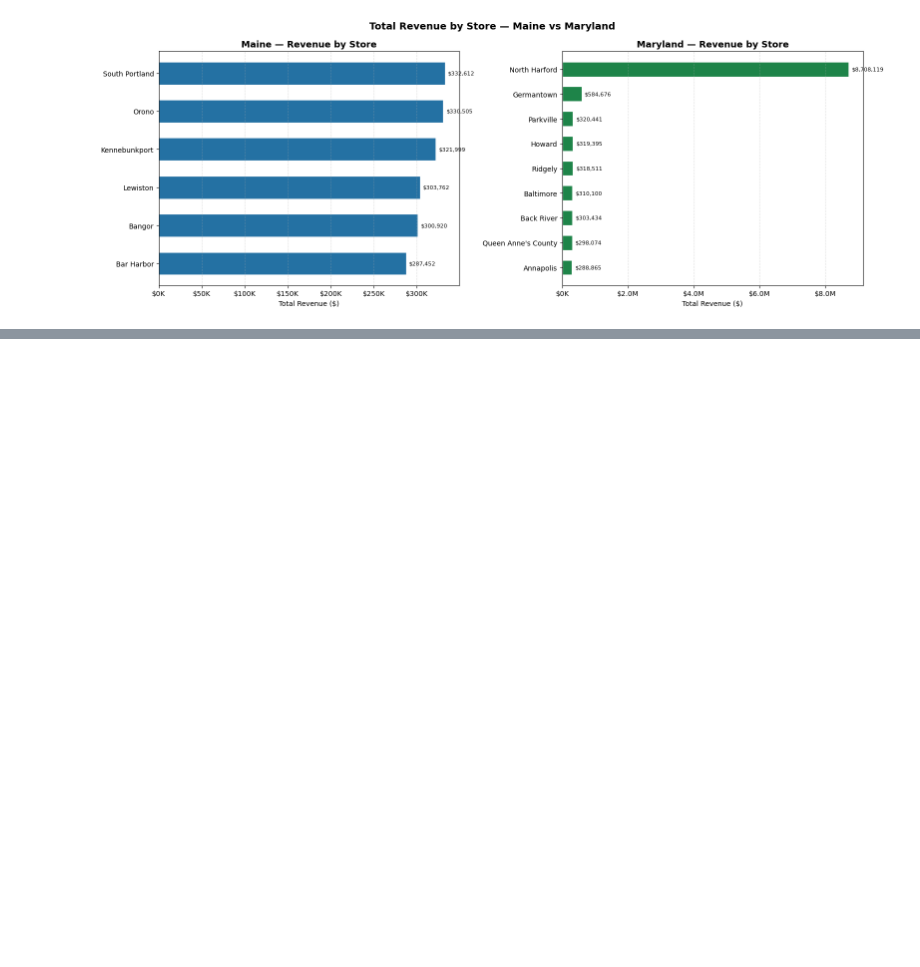
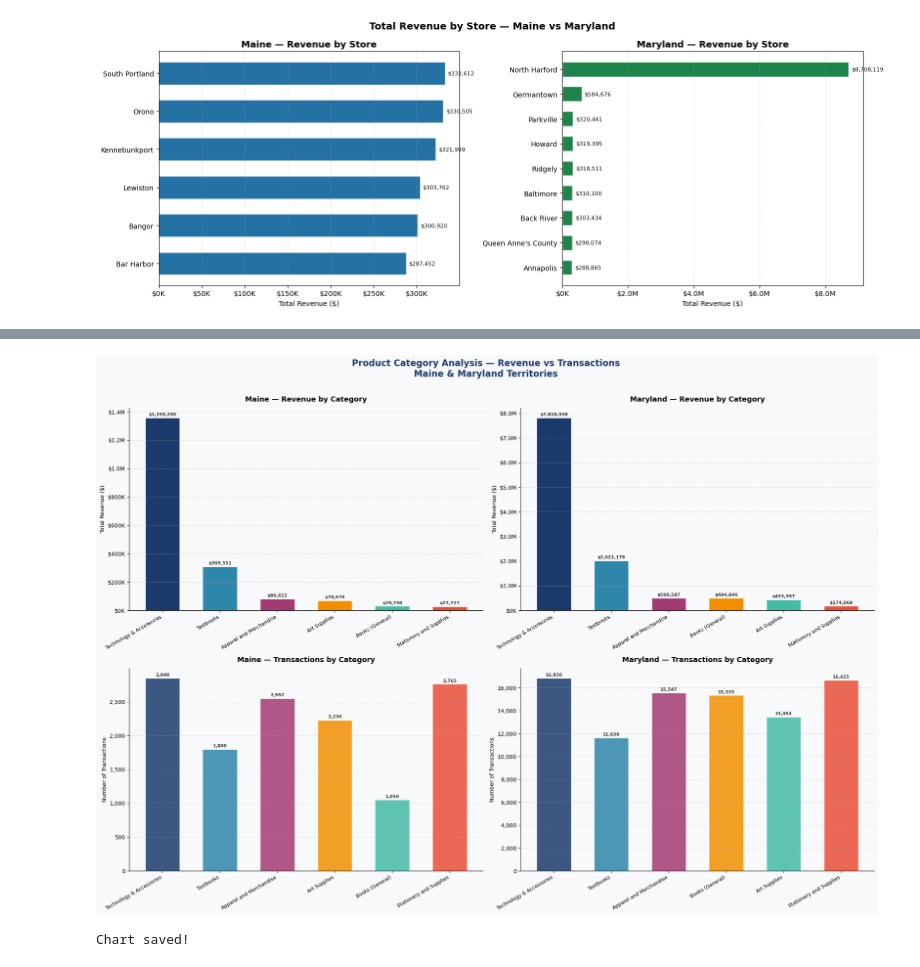
Before and after one commit to mouatakidmohamed/Capstone_2, a Jupyter notebook: mouatakid_sales_analysis.ipynb, the cells around one changed output, grey strips where cells are left out. Saved outputs shown, nothing was run; the diff lists cells and outputs as text; code cells hidden in the pictures; blank space fills up the shorter version.

```diff
--- a/mouatakid_sales_analysis.ipynb
+++ b/mouatakid_sales_analysis.ipynb
@@ -361,0 +517,80 @@ print("Chart saved!")
+# %%
+# Chart 3: Revenue vs Transactions by Category — Professional Colors
+import numpy as np
+
+# Professional color palette per category
+category_colors = [
+    '#1B3A6B',  # Deep Navy
+    '#2E86AB',  # Corporate Blue
+    '#A23B72',  # Elegant Magenta
+    '#F18F01',  # Warm Amber
+    '#44BBA4',  # Teal
+    '#E94F37',  # Professional Red
+]
+
+fig, axes = plt.subplots(2, 2, figsize=(20, 14))
+fig.patch.set_facecolor('#F8F9FA')
+
+for col, state in enumerate(my_states):
+    df = cat_summary[cat_summary['State'] == state].sort_values(
+        'Total_Revenue', ascending=False)
+    categories = df['Category'].tolist()
+    revenues = df['Total_Revenue'].tolist()
+    transactions = df['Total_Transactions'].tolist()
+    x = np.arange(len(categories))
+
+    # --- Top panel: Revenue by Category ---
+    bars1 = axes[0, col].bar(x, revenues,
+                              color=category_colors[:len(categories)],
+                              edgecolor='white', width=0.6)
+    axes[0, col].set_facecolor('#F8F9FA')
+    axes[0, col].set_title(f'{state} — Revenue by Category',
+                            fontsize=13, fontweight='bold', pad=12)
+    axes[0, col].set_ylabel('Total Revenue ($)', fontsize=10)
+    axes[0, col].set_xticks(x)
+    axes[0, col].set_xticklabels(categories, rotation=30,
+                                  ha='right', fontsize=9)
+    axes[0, col].yaxis.set_major_formatter(
+        mticker.FuncFormatter(lambda v, _: f'${v/1e6:.1f}M'
+                              if v >= 1e6 else f'${v/1e3:.0f}K'))
+    axes[0, col].grid(axis='y', linestyle='--', alpha=0.4)
+    axes[0, col].spines['top'].set_visible(False)
+    axes[0, col].spines['right'].set_visible(False)
+    for bar, val in zip(bars1, revenues):
+        axes[0, col].text(bar.get_x() + bar.get_width()/2,
+                          bar.get_height() + max(revenues) * 0.01,
+                          f'${val:,.0f}', ha='center', fontsize=8,
+                          fontweight='bold', color='#333333')
+
+    # --- Bottom panel: Transactions by Category ---
+    bars2 = axes[1, col].bar(x, transactions,
+                              color=category_colors[:len(categories)],
+                              edgecolor='white', width=0.6, alpha=0.85)
+    axes[1, col].set_facecolor('#F8F9FA')
+    axes[1, col].set_title(f'{state} — Transactions by Category',
+                            fontsize=13, fontweight='bold', pad=12)
+    axes[1, col].set_ylabel('Number of Transactions', fontsize=10)
+    axes[1, col].set_xticks(x)
+    axes[1, col].set_xticklabels(categories, rotation=30,
+                                  ha='right', fontsize=9)
+    axes[1, col].yaxis.set_major_formatter(
+        mticker.FuncFormatter(lambda v, _: f'{v:,.0f}'))
+    axes[1, col].grid(axis='y', linestyle='--', alpha=0.4)
+    axes[1, col].spines['top'].set_visible(False)
+    axes[1, col].spines['right'].set_visible(False)
+    for bar, val in zip(bars2, transactions):
+        axes[1, col].text(bar.get_x() + bar.get_width()/2,
+                          bar.get_height() + max(transactions) * 0.01,
+                          f'{val:,}', ha='center', fontsize=8,
+                          fontweight='bold', color='#333333')
+
+plt.suptitle('Product Category Analysis — Revenue vs Transactions\nMaine & Maryland Territories',
+             fontsize=16, fontweight='bold', y=1.01, color='#1B3A6B')
+plt.tight_layout()
+plt.savefig('chart3_category_analysis.png', bbox_inches='tight',
+            dpi=150, facecolor='#F8F9FA')
+plt.show()
+print("Chart saved!")
+# %% [output]
+[figure, added]
+Chart saved!
```
Also changed, not shown: parts of 5 cells of this notebook, 2 other files.
